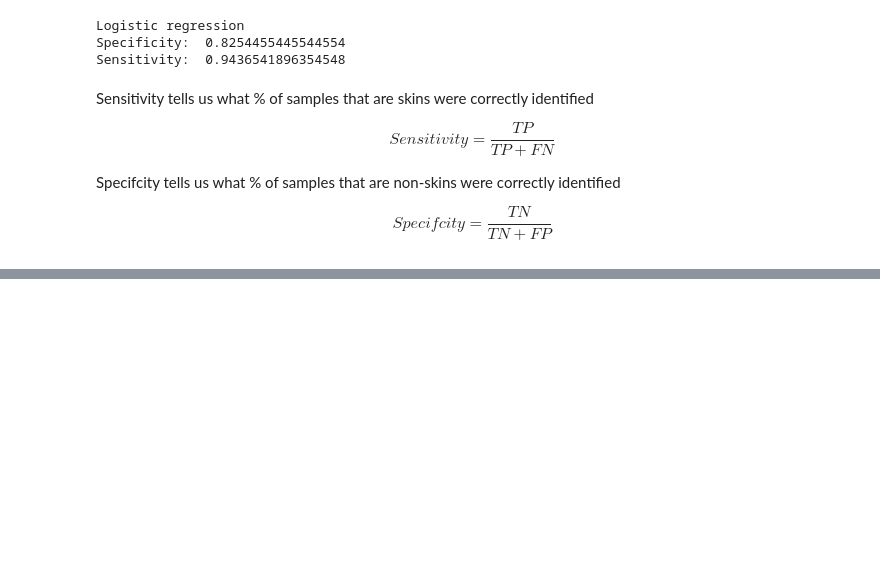
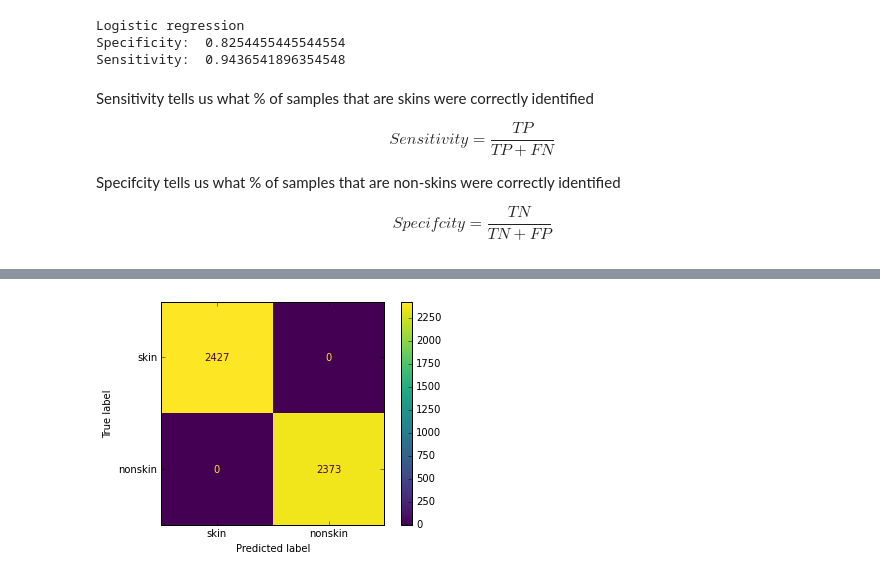
Before and after one commit to Zubayear/Machine-Learning, a Jupyter notebook: Skin_Segmentation.ipynb, the cells around one changed output, grey strips where cells are left out. Saved outputs shown, nothing was run; the diff lists cells and outputs as text; code cells hidden in the pictures; blank space fills up the shorter version.

```diff
--- a/Skin_Segmentation.ipynb
+++ b/Skin_Segmentation.ipynb
@@ -597,0 +1015,11 @@ $$Specifcity = \frac{TN}{TN + FP}$$
+# %%
+plot_confusion_matrix(
+    clf_svm,
+    X_test_svm,
+    y_test_svm,
+    values_format='d',
+    display_labels=['skin', 'nonskin']
+)
+plt.show()
+# %% [output]
+[figure, added]
```
Also changed, not shown: parts of 55 cells of this notebook.
